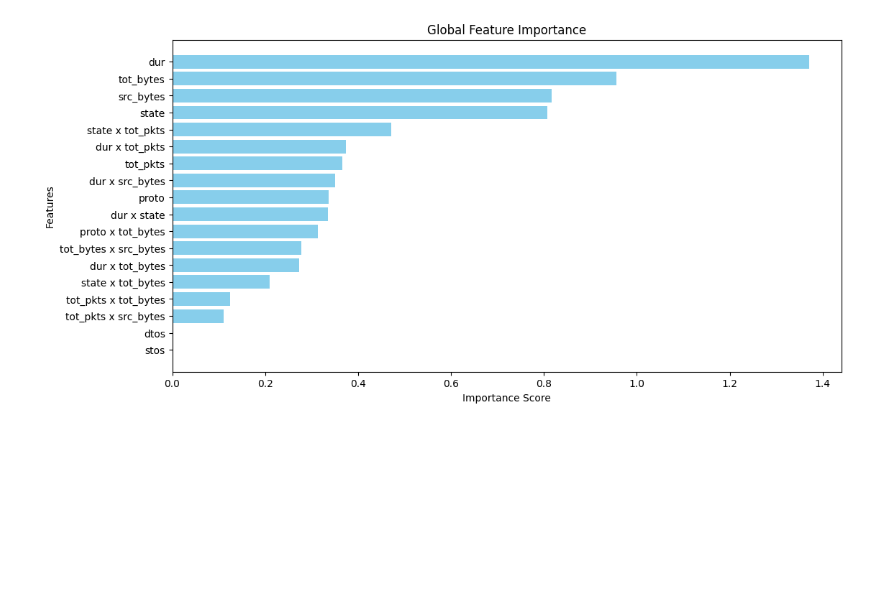
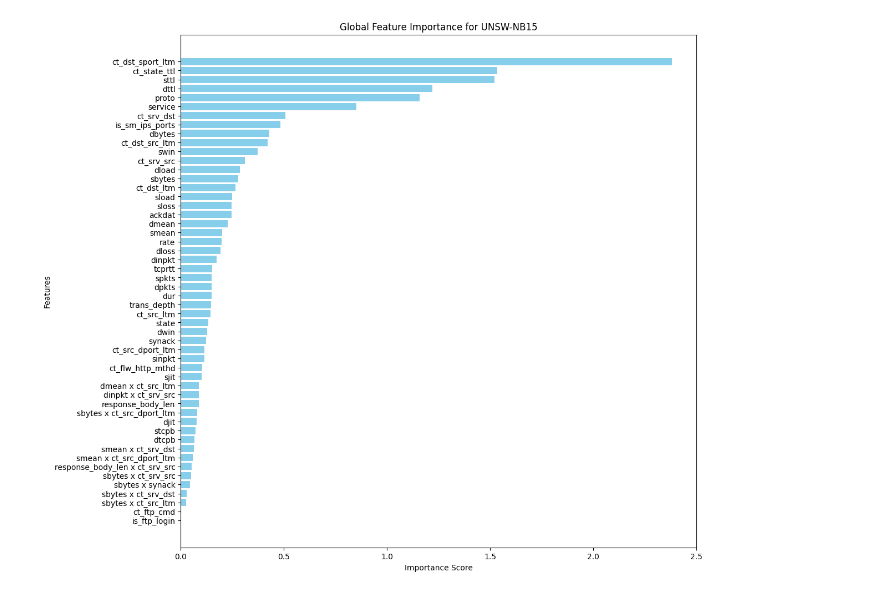
Before and after one commit to Anca-Mt/SSS_XAI_project, a Jupyter notebook: scripts/visualize_ebm.ipynb, the cells around one changed output. Cells and saved outputs as stored; diff of their text form; code cells hidden in the pictures; blank space fills up the shorter version.

Commit message:
Fixed EBM NSL-KDD explanations, updated title for EBM visualization to include dataset name

```diff
--- a/scripts/visualize_ebm.ipynb
+++ b/scripts/visualize_ebm.ipynb
@@ -1,5 +1,5 @@
 # %%
-DATASET = "CTU-13"
+DATASET = "UNSW-NB15"
 CLASSIFIER = "ebmclassifier"
 # %%
 import pickle
@@ -24,12 +24,12 @@ sorted_indices = np.argsort(feature_scores)[::-1]
 sorted_feature_names = [feature_names[i] for i in sorted_indices]
 sorted_feature_scores = [feature_scores[i] for i in sorted_indices]
 # %%
-plt.figure(figsize=(12, 6))
+plt.figure(figsize=(12, 12))
 plt.barh(sorted_feature_names, sorted_feature_scores, color='skyblue')
-plt.title("Global Feature Importance")
+plt.title(f"Global Feature Importance for {DATASET}")
 plt.xlabel("Importance Score")
 plt.ylabel("Features")
 plt.gca().invert_yaxis()
 plt.show()
 # %% [output]
-[figure, old version]
+[figure, new version]
```
Also changed, not shown: 2 other files.
